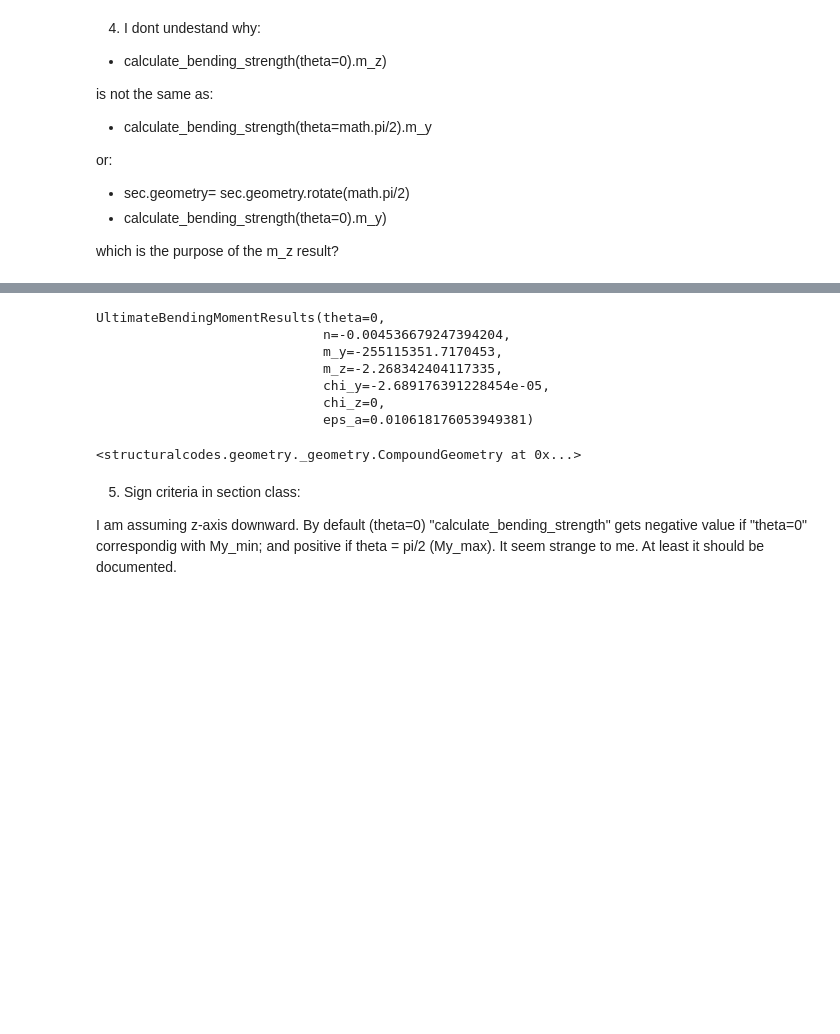
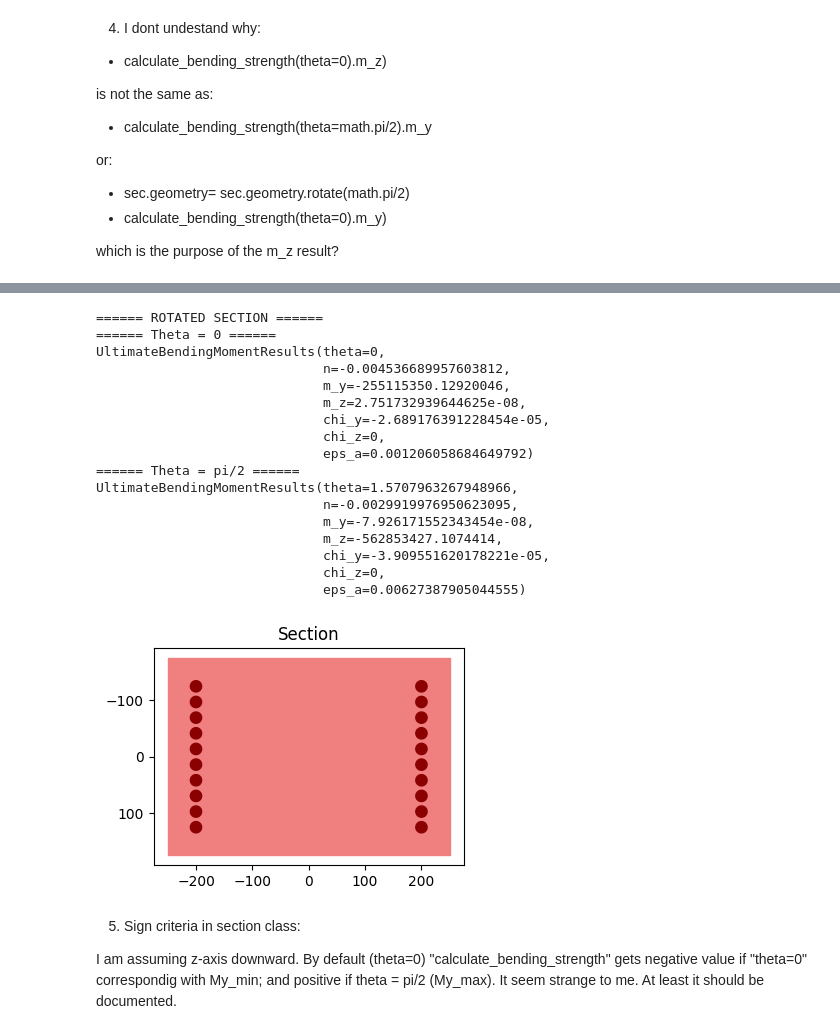
Before and after one commit to fib-international/structuralcodes, a Jupyter notebook: Issues.ipynb, the cells around one changed output, grey strips where cells are left out. Saved outputs shown, nothing was run; the diff lists cells and outputs as text; code cells hidden in the pictures; blank space fills up the shorter version.

```diff
--- a/Issues.ipynb
+++ b/Issues.ipynb
@@ -131,17 +133,31 @@ UltimateBendingMomentResults(theta=1.5707963267948966,
 # %%
 # Rotated section
 rot_sec = GenericSection(geo.rotate(math.pi/2))
+print("====== ROTATED SECTION ======")
+print("====== Theta = 0 ======")
 pprint(rot_sec.section_calculator.calculate_bending_strength(theta=0))
-rot_sec.geometry
+print("====== Theta = pi/2 ======")
+pprint(rot_sec.section_calculator.calculate_bending_strength(theta=math.pi/2))
+draw_section(rot_sec)
 # %% [output]
+====== ROTATED SECTION ======
+====== Theta = 0 ======
 UltimateBendingMomentResults(theta=0,
-                             n=-0.004536679247394204,
-                             m_y=-255115351.7170453,
-                             m_z=-2.268342404117335,
+                             n=-0.004536689957603812,
+                             m_y=-255115350.12920046,
+                             m_z=2.751732939644625e-08,
                              chi_y=-2.689176391228454e-05,
                              chi_z=0,
-                             eps_a=0.010618176053949381)
+                             eps_a=0.001206058684649792)
+====== Theta = pi/2 ======
+UltimateBendingMomentResults(theta=1.5707963267948966,
+                             n=-0.0029919976950623095,
+                             m_y=-7.926171552343454e-08,
+                             m_z=-562853427.1074414,
+                             chi_y=-3.909551620178221e-05,
+                             chi_z=0,
+                             eps_a=0.00627387905044555)
-<structuralcodes.geometry._geometry.CompoundGeometry at 0x...>
+[figure, added]
 # %% [markdown]
 5. Sign criteria in section class:
 
```
Also changed, not shown: parts of 2 cells of this notebook.
